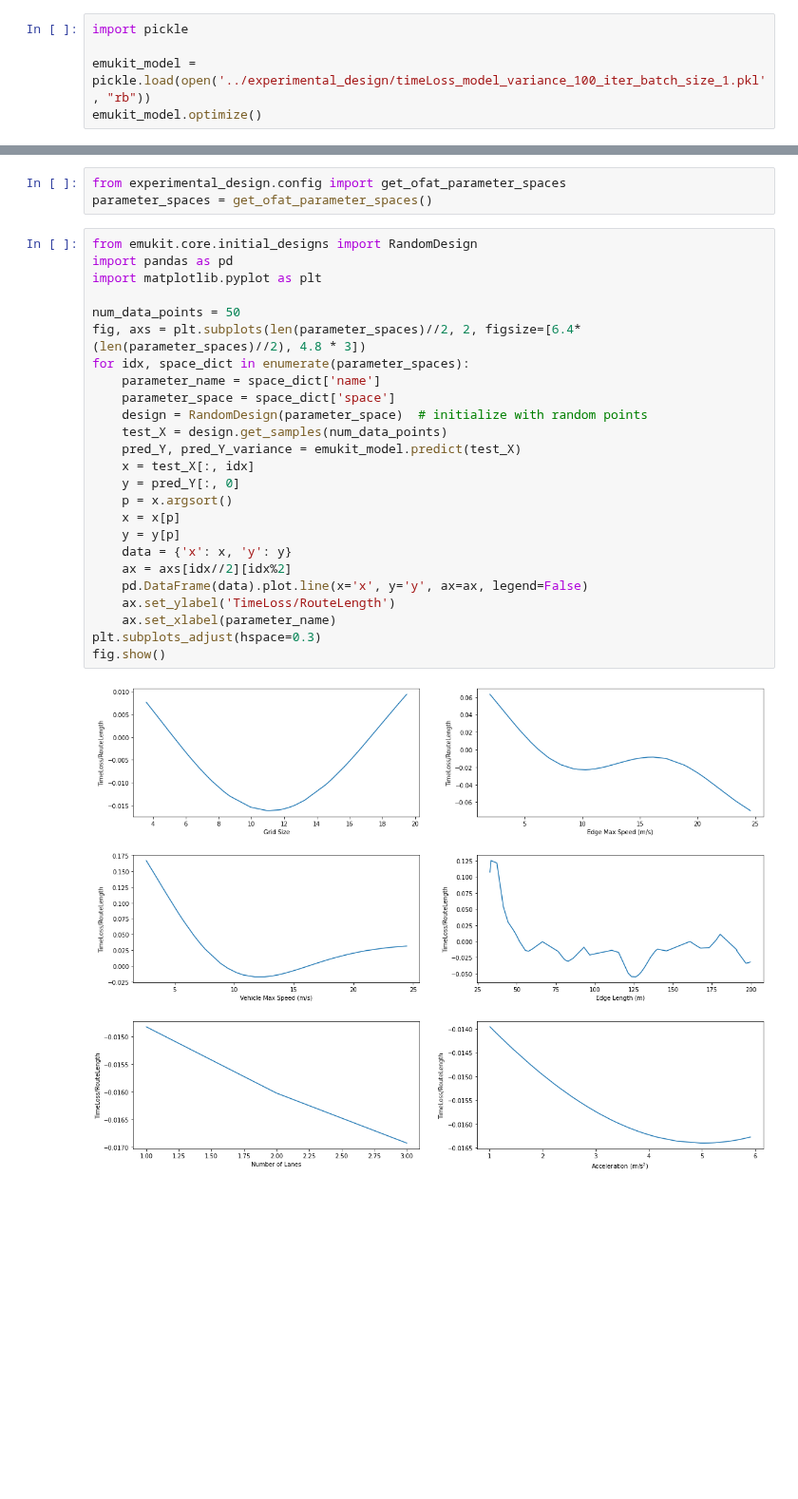
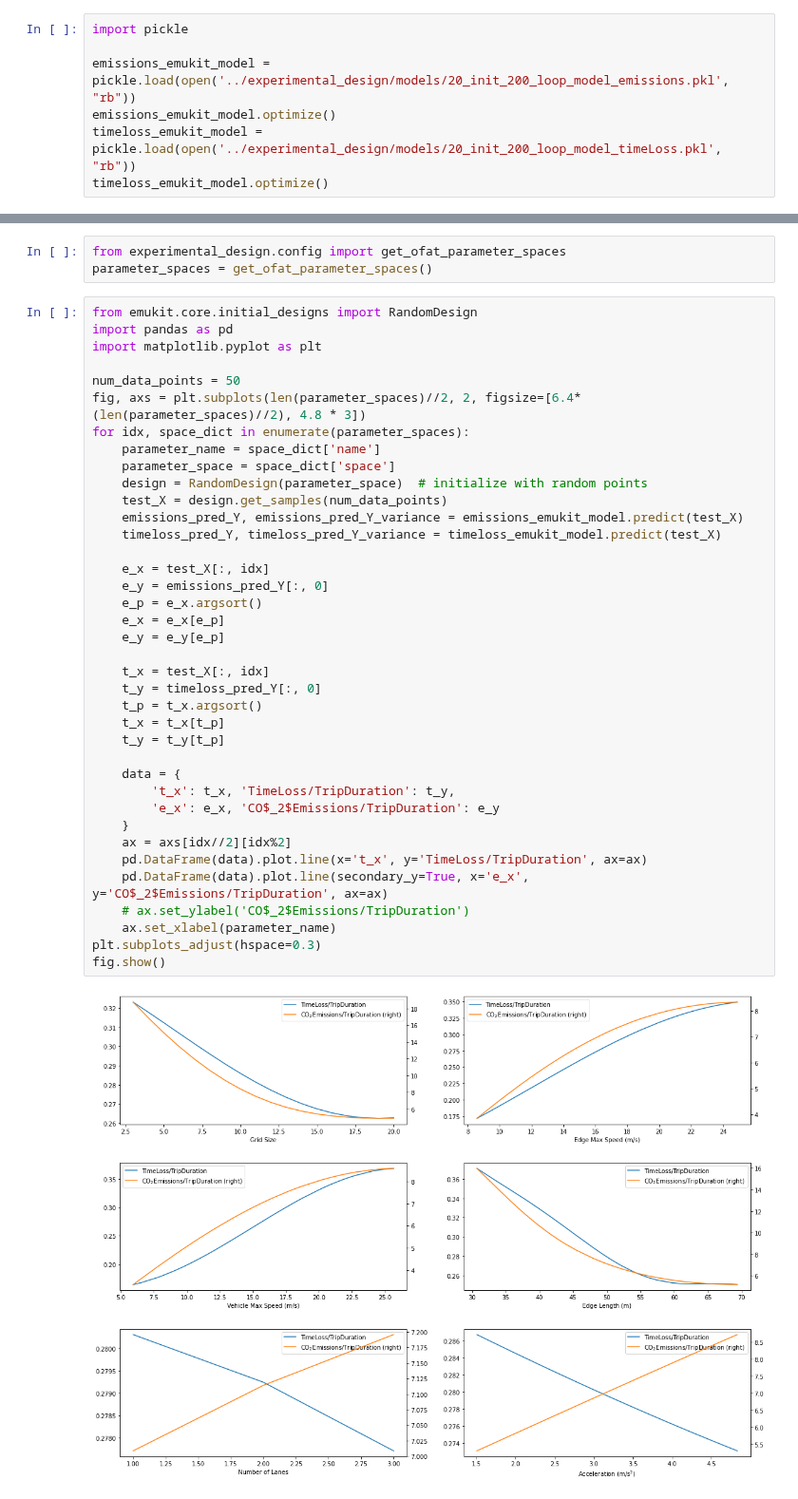
Before and after one commit to MatteoBettini/TrafficEmu, a Jupyter notebook: sensitivity_analysis/ofat.ipynb, the cells around one changed output, grey strips where cells are left out. Shown at 95% size. Cells and saved outputs as stored; diff of their text form; blank space fills up the shorter version.

```diff
--- a/sensitivity_analysis/ofat.ipynb
+++ b/sensitivity_analysis/ofat.ipynb
@@ -1,6 +1,8 @@
 # %%
 import pickle
 
-emukit_model = pickle.load(open('../experimental_design/timeLoss_model_variance_100_iter_batch_size_1.pkl', "rb"))
-emukit_model.optimize()
+emissions_emukit_model = pickle.load(open('../experimental_design/models/20_init_200_loop_model_emissions.pkl', "rb"))
+emissions_emukit_model.optimize()
+timeloss_emukit_model = pickle.load(open('../experimental_design/models/20_init_200_loop_model_timeLoss.pkl', "rb"))
+timeloss_emukit_model.optimize()
 # %% [output]
@@ -11,27 +22,40 @@ parameter_spaces = get_ofat_parameter_spaces()
 # %%
 from emukit.core.initial_designs import RandomDesign
 import pandas as pd
 import matplotlib.pyplot as plt
 
 num_data_points = 50
 fig, axs = plt.subplots(len(parameter_spaces)//2, 2, figsize=[6.4*(len(parameter_spaces)//2), 4.8 * 3])
 for idx, space_dict in enumerate(parameter_spaces):
     parameter_name = space_dict['name']
     parameter_space = space_dict['space']
     design = RandomDesign(parameter_space)  # initialize with random points
     test_X = design.get_samples(num_data_points)
-    pred_Y, pred_Y_variance = emukit_model.predict(test_X)
-    x = test_X[:, idx]
-    y = pred_Y[:, 0]
-    p = x.argsort()
-    x = x[p]
-    y = y[p]
-    data = {'x': x, 'y': y}
+    emissions_pred_Y, emissions_pred_Y_variance = emissions_emukit_model.predict(test_X)
+    timeloss_pred_Y, timeloss_pred_Y_variance = timeloss_emukit_model.predict(test_X)
+
+    e_x = test_X[:, idx]
+    e_y = emissions_pred_Y[:, 0]
+    e_p = e_x.argsort()
+    e_x = e_x[e_p]
+    e_y = e_y[e_p]
+
+    t_x = test_X[:, idx]
+    t_y = timeloss_pred_Y[:, 0]
+    t_p = t_x.argsort()
+    t_x = t_x[t_p]
+    t_y = t_y[t_p]
+
+    data = {
+        't_x': t_x, 'TimeLoss/TripDuration': t_y,
+        'e_x': e_x, 'CO$_2$Emissions/TripDuration': e_y
+    }
     ax = axs[idx//2][idx%2]
-    pd.DataFrame(data).plot.line(x='x', y='y', ax=ax, legend=False)
-    ax.set_ylabel('TimeLoss/RouteLength')
+    pd.DataFrame(data).plot.line(x='t_x', y='TimeLoss/TripDuration', ax=ax)
+    pd.DataFrame(data).plot.line(secondary_y=True, x='e_x', y='CO$_2$Emissions/TripDuration', ax=ax)
+    # ax.set_ylabel('CO$_2$Emissions/TripDuration')
     ax.set_xlabel(parameter_name)
 plt.subplots_adjust(hspace=0.3)
 fig.show()
 # %% [output]
-[figure, old version]
+[figure, new version]
```
Also changed, not shown: parts of 1 cell of this notebook, 1 other file.
